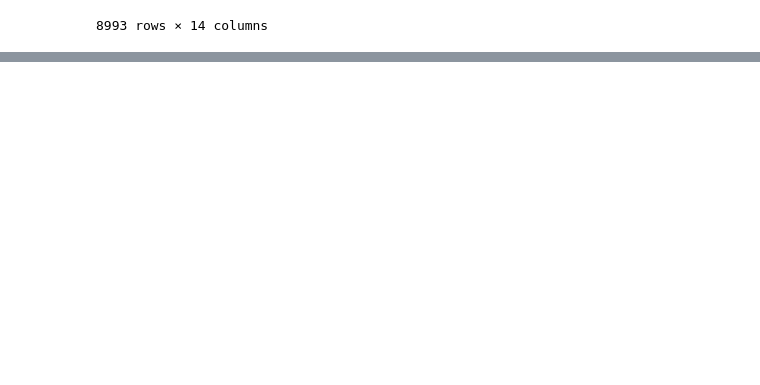
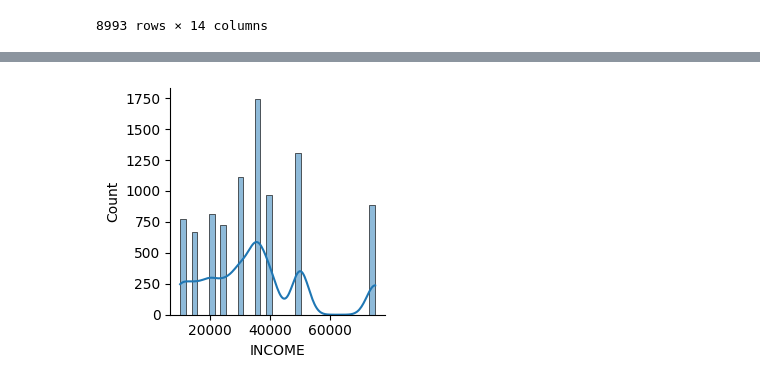
Before and after one commit to mangnez/SrutiSusarla-EDA-INCOME, a Jupyter notebook: SrutiSusarla_INCOME.ipynb, the cells around one changed output, grey strips where cells are left out. Drawn from its saved outputs; the diff is of its cells as text; code cells hidden in the pictures; blank space fills up the shorter version.

```diff
--- a/SrutiSusarla_INCOME.ipynb
+++ b/SrutiSusarla_INCOME.ipynb
@@ -25,0 +88,9 @@ df
+# %%
+print(df['INCOME'].isnull().sum())
+
+# If any missing values are found, replace them with the mean or median
+income_mean = df['INCOME'].mean()
+df['INCOME'].fillna(income_mean, inplace=True)
+
+# Verify the final result
+print(df['INCOME'].head(10))
@@ -25,0 +110,7 @@ df
+# %%
+print(df['AGE'].isnull().sum())
+
+# If any missing values are found, replace them with the mean or median
+age_mean = df['AGE'].mean()
+df['AGE'].fillna(age_mean, inplace=True)
+print(df['AGE'].head(10))
@@ -25,0 +130,8 @@ df
+# %%
+print(df['INCOME'].value_counts())
+
+# Replacing missing or placeholder values (e.g., '?') with the most frequent value (mode)
+income_mode = df['INCOME'].mode()[0]
+df['INCOME'] = df['INCOME'].replace('?', income_mode)
+
+print(df['INCOME'].head(10))
@@ -25,0 +197,7 @@ df
+# %%
+sns.FacetGrid(df).map(sns.histplot, "INCOME", kde=True).add_legend()
+
+# Show the plot
+plt.show()
+# %% [output]
+[figure, added]
```
Also changed, not shown: parts of 10 cells of this notebook.
